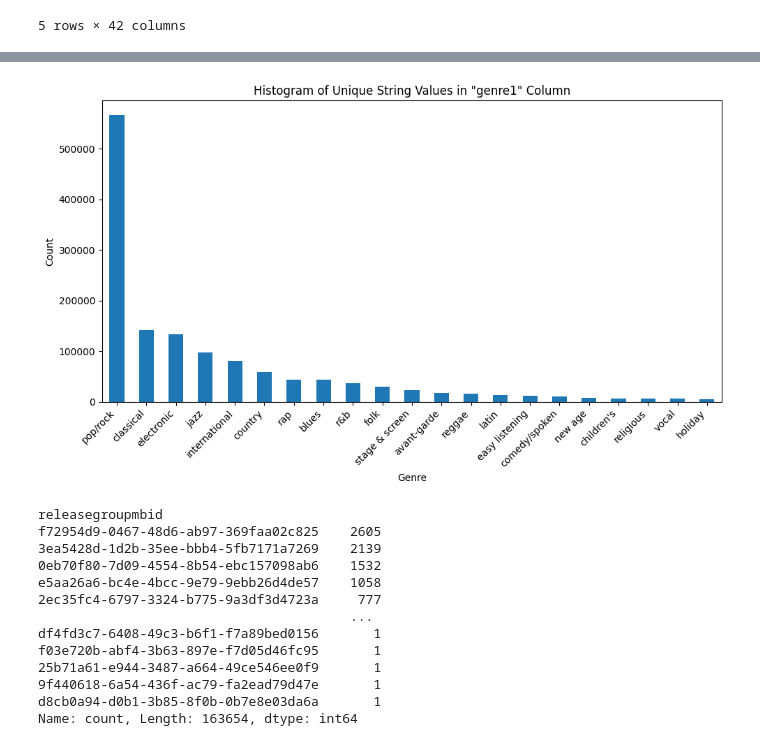
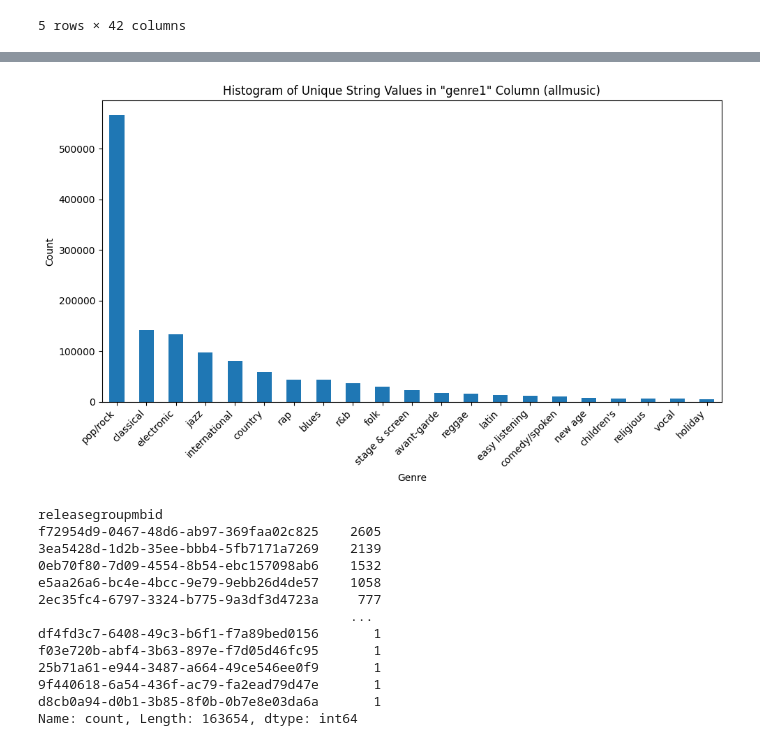
Before and after one commit to lucasmarchd01/Genre_Recognition_Album_Cover, a Jupyter notebook: data_exploration.ipynb, the cells around one changed output, grey strips where cells are left out. Drawn from its saved outputs; the diff is of its cells as text; code cells hidden in the pictures.

```diff
--- a/data_exploration.ipynb
+++ b/data_exploration.ipynb
@@ -38,21 +38,21 @@ memory usage: 433.6+ MB
 # %%
 import matplotlib.pyplot as plt
 
 genre1_column = df['genre1']
 
 genre1_counts = genre1_column.value_counts()
 
 # Plot the histogram
 plt.figure(figsize=(10, 6))
 genre1_counts.plot(kind='bar')
-plt.title('Histogram of Unique String Values in "genre1" Column')
+plt.title('Histogram of Unique String Values in "genre1" Column (allmusic)')
 plt.xlabel('Genre')
 plt.ylabel('Count')
 plt.xticks(rotation=45, ha='right')
 plt.tight_layout()
 plt.show()
 # %% [output]
-[figure, old version]
+[figure, new version]
 # %%
 release_group = df["releasegroupmbid"]
 release_group.value_counts()
```
Also changed, not shown: parts of 3 cells of this notebook.
